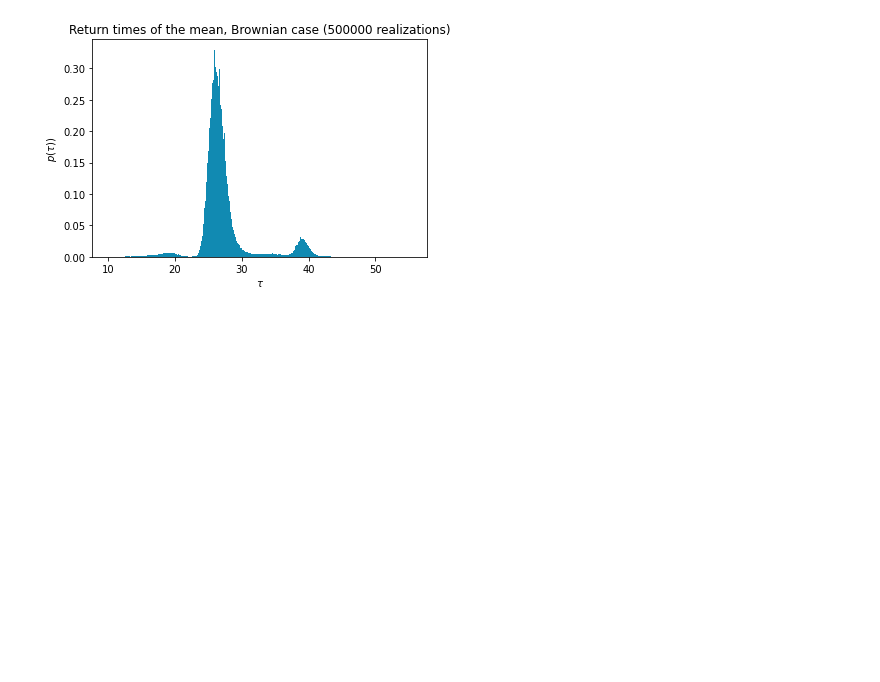
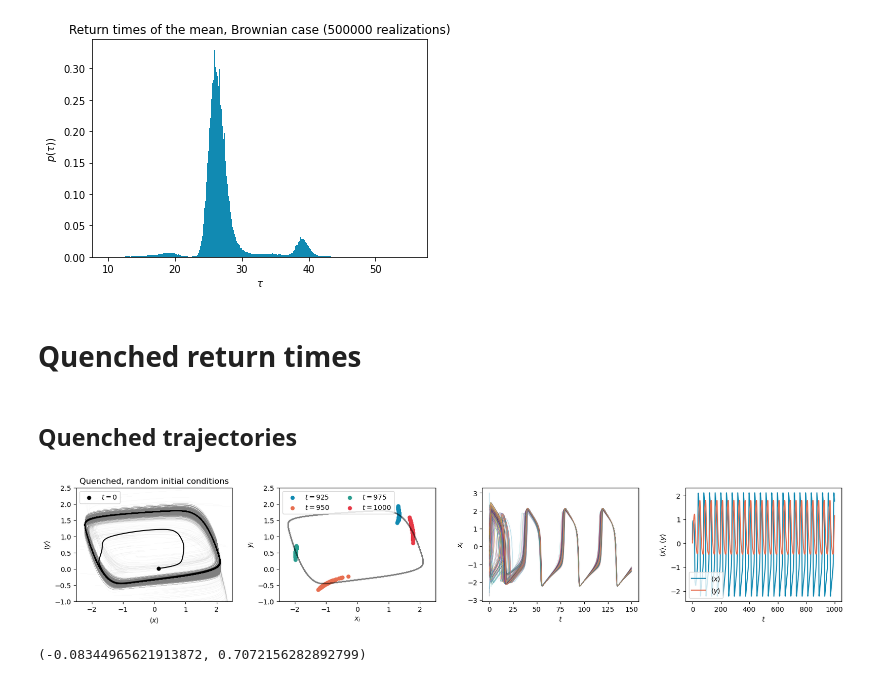
Before and after one commit to giorgionicoletti/OscillationsFH, a Jupyter notebook: notebooks/ReturnTimes.ipynb, the cells around one changed output. Drawn from its saved outputs; the diff is of its cells as text; code cells hidden in the pictures; blank space fills up the shorter version.

Commit message:
Updated quenched return times

```diff
--- a/notebooks/ReturnTimes.ipynb
+++ b/notebooks/ReturnTimes.ipynb
@@ -205,3 +193,30 @@ plt.title(f"Return times of the mean, Brownian case ({Nrep} realizations)")
 plt.show()
 # %% [output]
 [figure]
+# %% [markdown]
+# Quenched return times
+# %% [markdown]
+## Quenched trajectories
+# %%
+np.random.seed(4242)
+IQ = np.random.randn(N)*sigma + muI
+
+x_QR, y_QR = model.simulate_quenched_Fitzugh_Nagumo(N, Nsteps, dt, x0rand, y0rand, epsilon = epsilon, **model_kwargs, I = IQ)
+# %%
+fig, axs = utils.plot_results(x_QR, y_QR, Time, title = 'Quenched, random initial conditions', steps_to_plot=15000, Nosc_to_plot=1000)
+axs[0].set_xlim(-2.5, 2.5)
+axs[0].set_ylim(-1, 2.5)
+
+axs[1].set_xlim(-2.5, 2.5)
+axs[1].set_ylim(-1, 2.5)
+
+plt.show()
+# %% [output]
+[figure, added]
+# %%
+xy_Unst_Q = utils.find_fixed_points(IQ, epsilon = epsilon, **model_kwargs)
+
+xCenter_Q, yCenter_Q = utils.estimate_baricenter(x_QR[-10000:], y_QR[-10000:])
+xCenter_Q, yCenter_Q
+# %% [output]
+(-0.08344965621913872, 0.7072156282892799)
```
Also changed, not shown: parts of 21 cells of this notebook, 2 other files.
